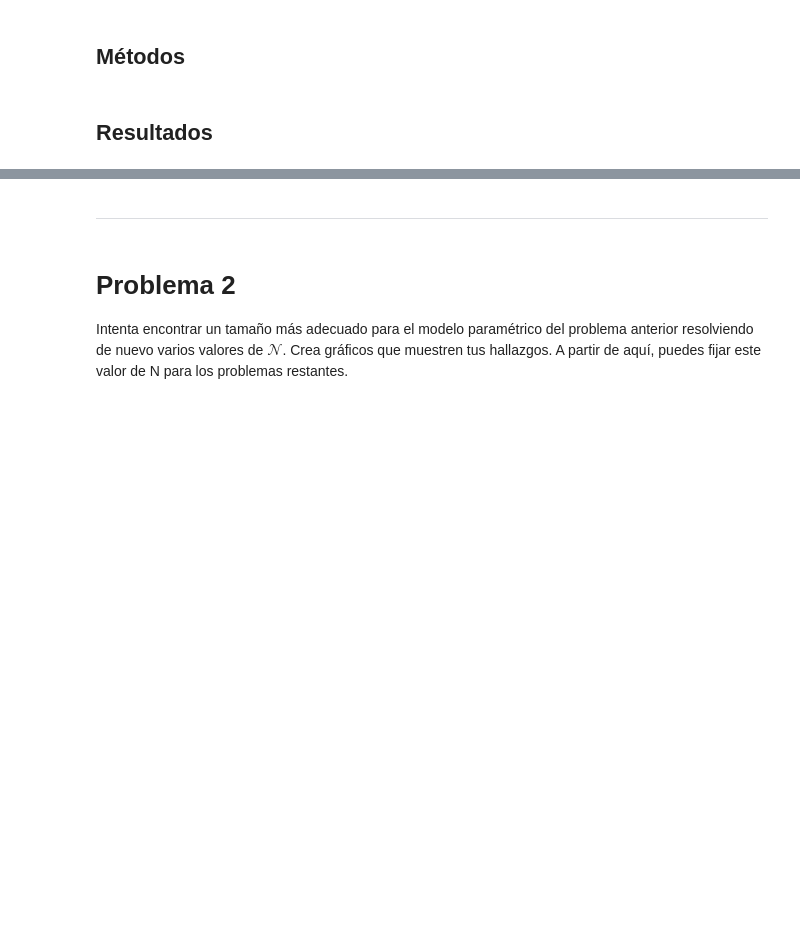
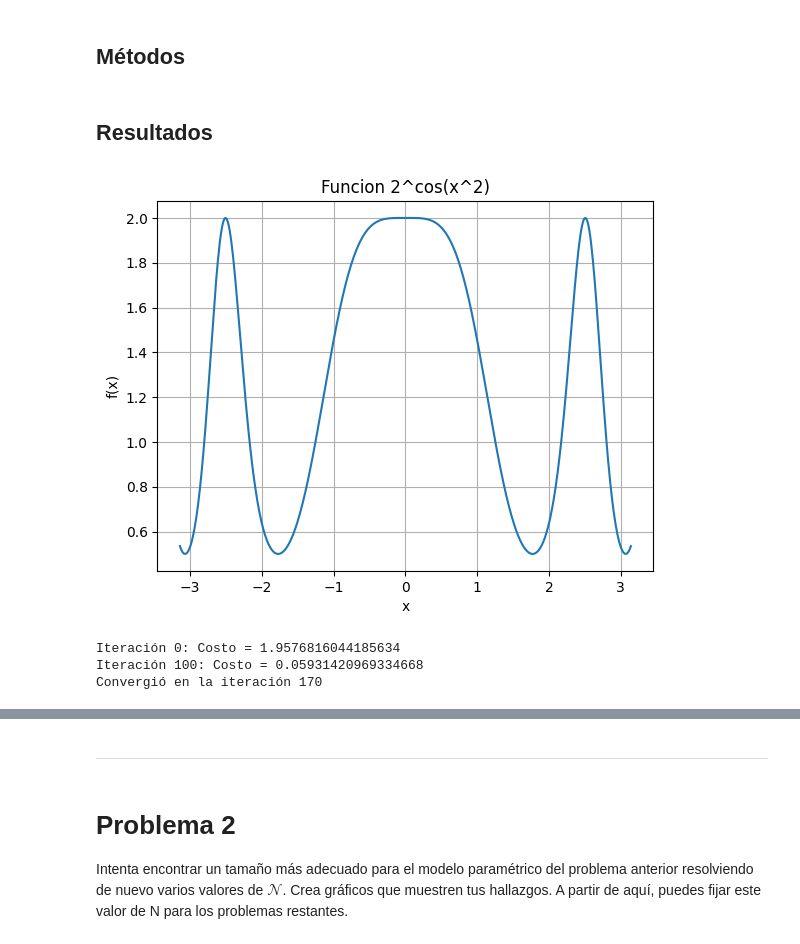
Before and after one commit to zamax14/MEMAD, a Jupyter notebook: T05/t05_alejandro_zarate_macias.ipynb, the cells around one changed output, grey strips where cells are left out. Saved outputs shown, nothing was run; the diff lists cells and outputs as text; code cells hidden in the pictures; blank space fills up the shorter version.

Commit message:
[DOCS] Notebook organizado con todas sus funciones (con clases).

```diff
--- a/T05/t05_alejandro_zarate_macias.ipynb
+++ b/T05/t05_alejandro_zarate_macias.ipynb
@@ -24,0 +31,24 @@ se utilizan a lo largo de diferentes problemas. Por lo tanto, se definen al inic
+# %%
+def f(x):
+    # Retornar la funcion f(x) = 2^(cos(x^2)) evaluada en x
+    return 2**(np.cos(x**2))
+
+def h(x_i, theta):
+    # Evaluar el polinomio con coeficientes theta en el punto x_i
+    y_hat = 0
+    for i in range(len(theta)):
+        y_hat += theta[i]*(x_i**i)
+    return y_hat
+
+def h_vec(x, theta):
+    # Evaluar el polinomio con coeficientes theta en todos los puntos de x
+    return [h(x_i, theta) for x_i in x]
+
+def loss(y, y_hat):
+    # Calcular el loss cuadratico entre "y" y "y_hat"
+    return (y - y_hat)**2
+
+def cost(y, y_hat):
+    # Calcular MSE (Mean Squared Error)
+    m = len(y)
+    return (1/m) * np.sum(loss(y,y_hat))
@@ -53,2 +183,34 @@ A continuación, haga lo siguiente:
 # %% [markdown]
 ## Resultados
+# %%
+# D = {X, y}
+x = np.linspace(-np.pi, np.pi, 500)
+y = f(x)
+
+# Plotear la funcion f(x) original
+plt.plot(x,y)
+plt.xlabel('x')
+plt.ylabel('f(x)')
+plt.title('Funcion 2^cos(x^2)')
+plt.grid()
+plt.show()
+# %% [output]
+[figure, added]
+# %%
+# Inicializar polinomio de grado N
+N = 8
+theta0 = np.zeros(N+1)
+
+# Normalizar x para evitar valores grandes
+x_norm = x / np.pi
+
+# Inicializacion del algoritmo de Gauss-Newton
+gn = GaussNewton(grad=grad_gn, h=h, J=J)
+theta, cost_history = gn.optimize(x_norm, y, theta0, N, alpha=0.01, max_iter=2000, tol=1e-8)
+
+# Calcular y_hat con los parametros optimizados
+y_hat = h_vec(x_norm, theta)
+# %% [output]
+Iteración 0: Costo = 1.9576816044185634
+Iteración 100: Costo = 0.05931420969334668
+Convergió en la iteración 170
```
Also changed, not shown: parts of 31 cells of this notebook.
